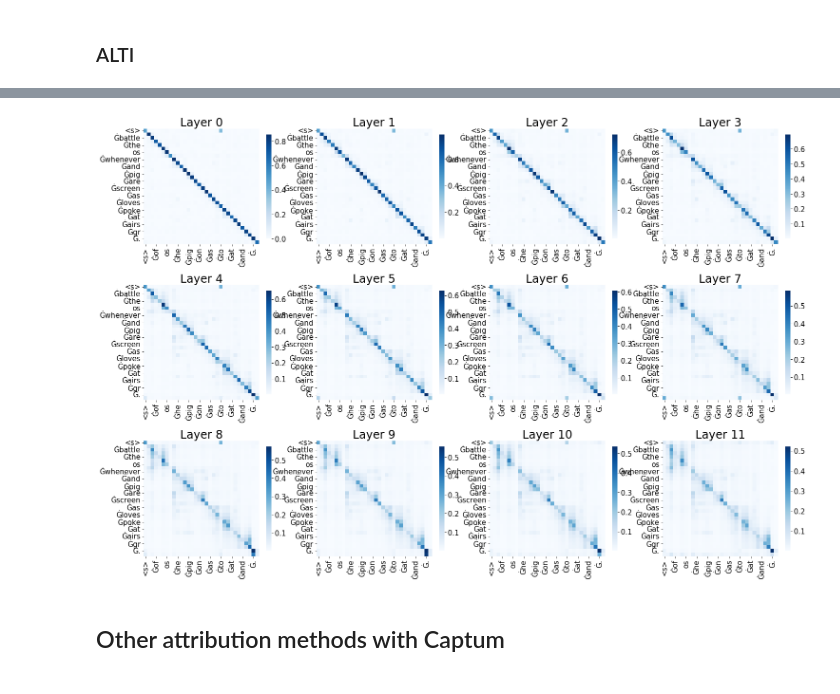
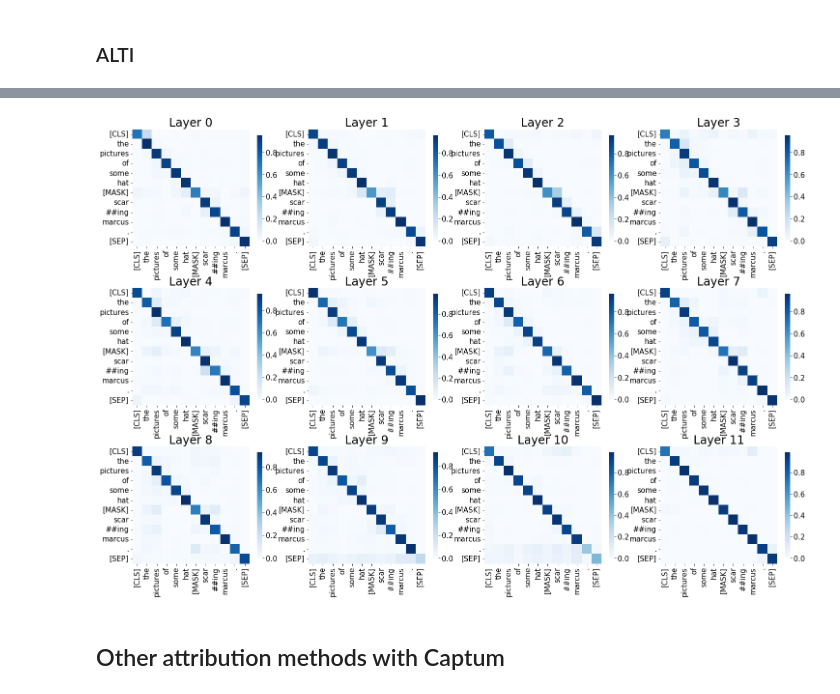
Before and after one commit to mt-upc/transformer-contributions, a Jupyter notebook: SV.ipynb, the cells around one changed output, grey strips where cells are left out. Saved outputs shown, nothing was run; the diff lists cells and outputs as text; code cells hidden in the pictures.

```diff
--- a/SV.ipynb
+++ b/SV.ipynb
@@ -19,7 +20,7 @@ device = "cuda" if torch.cuda.is_available() else "cpu"
 # %% [markdown]
 # Subject-verb agreement
 # %%
-model_name = 'roberta_bin'
+model_name = 'bert_bin'
 dataset_name = 'sva'
 # No dataset to load
 model, tokenizer, dataset_partition = load_model_data(model_name, dataset_name)
@@ -29,7 +57,7 @@ Loading sva ...
 # %% [markdown]
 ### Tokenize text
 # %%
-i=1
+i=8
 pt_batch, tokenized_text, target_idx = prepare_sva_sentence(i,dataset_partition,tokenizer)
 input_ids = pt_batch['input_ids']
 print(tokenized_text)
@@ -143,7 +188,7 @@ contributions_mix = contributions_mix.detach().cpu().numpy()
 plt.figure(figsize=(8,8))
 
 #joint_attention_normalized_layer = contributions_mix[joint_attention_layer] / joint_attentions[joint_attention_layer].sum(axis=-1)[...,None]
-df = pd.DataFrame(contributions_mix[joint_attention_layer],columns=tokenized_text,index=tokenized_text)
+df = pd.DataFrame(np.array(contributions_mix[joint_attention_layer],dtype='float64'),columns=tokenized_text,index=tokenized_text)
 sns.heatmap(df,cmap="Blues",square=True)#Reds,,center=0
 plt.gcf().subplots_adjust(bottom=0.2)
 # %% [output]
@@ -151,26 +196,26 @@ plt.gcf().subplots_adjust(bottom=0.2)
 # %%
 try:
     num_layers = model.config.num_hidden_layers
 except:
     num_layers = model.config.n_layers
 
 if num_layers == 12:
     fig, axs = plt.subplots(3, 4,figsize=(25,19),sharey=False)
     row = 4
     col = 4
 elif num_layers == 6:
     fig, axs = plt.subplots(2, 3,figsize=(20,13),sharey=False)
     row = 3
     col = 3
 
-for layer in range(0,num_layers):
-    df = pd.DataFrame(contributions_mix[layer],columns=tokenized_text,index=tokenized_text)
+for layer in range(0,num_layers):# contributions_mix[layer]
+    df = pd.DataFrame(np.array(normalized_contributions[layer],dtype='float64'),columns=tokenized_text,index=tokenized_text)
     sns.heatmap(df,cmap="Blues",square=True,ax=axs[int(layer/row),layer%col],cbar_kws={'shrink': 0.8})
     axs[int(layer/row),layer%col].set_title('Layer ' + str(layer))
     axs[int(layer/row),layer%col].tick_params(axis='x', rotation=90)
     plt.gcf().subplots_adjust(bottom=0.2)
 # %% [output]
-[figure, old version]
+[figure, new version]
 # %% [markdown]
 ## Other attribution methods with Captum
 # %%
```
Also changed, not shown: parts of 18 cells of this notebook, 3 other files.
